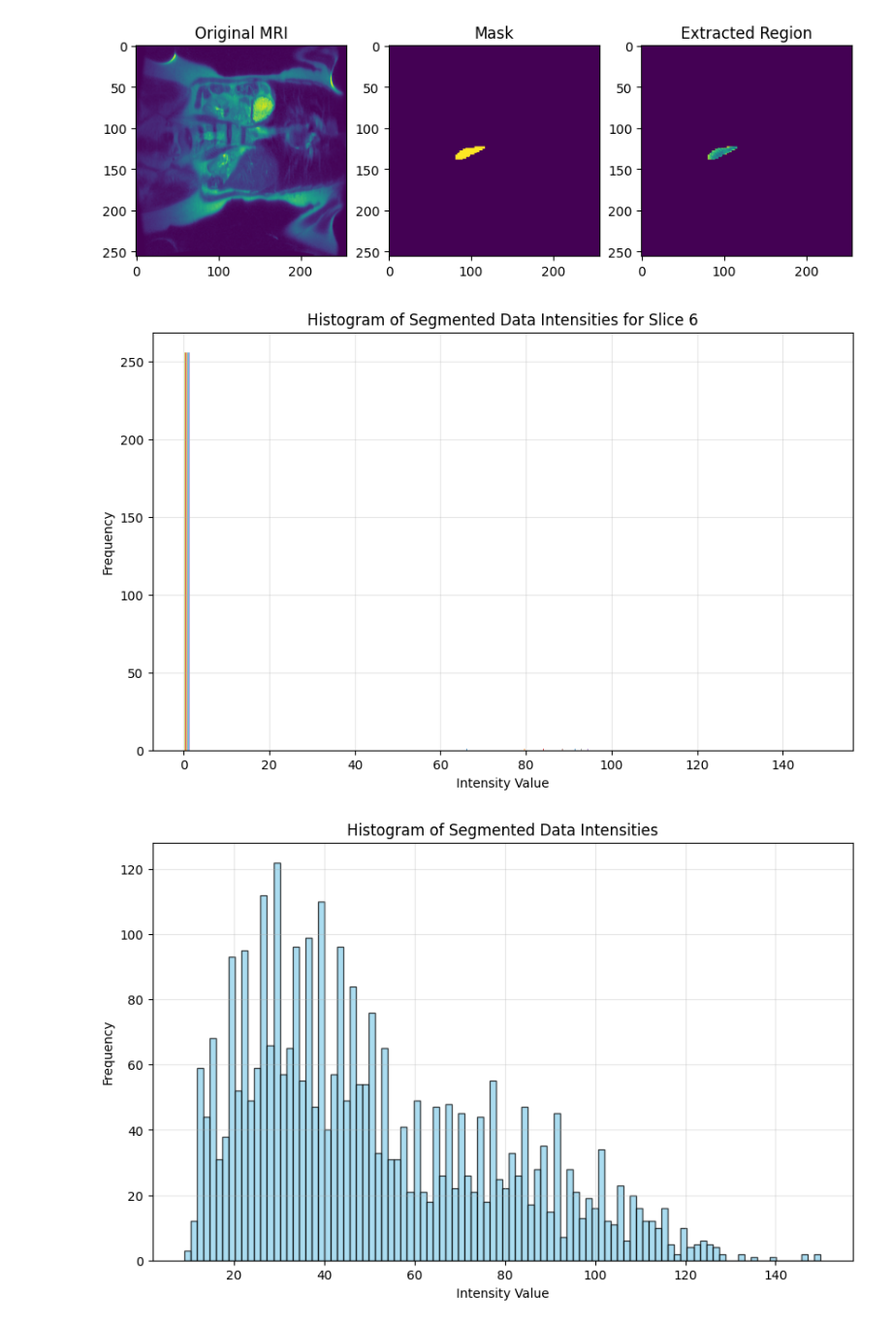
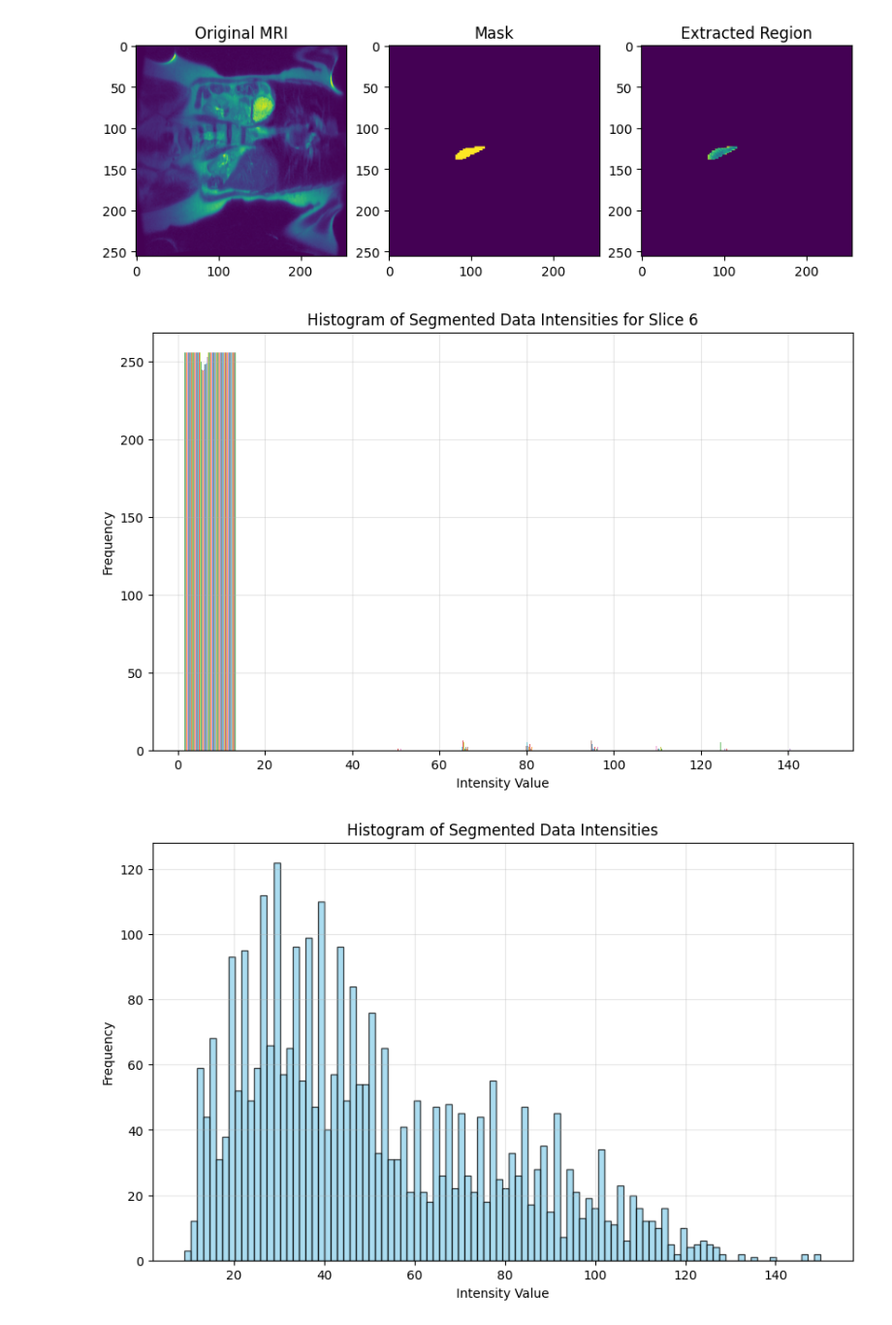
Before and after one commit to prabal5ghosh/Inria_Medical_Imageing_Internship_prabal, a Jupyter notebook: segmented_pixels_intensity.ipynb, the cells around one changed output. Shown at 97% size. Saved outputs shown, nothing was run; the diff lists cells and outputs as text; code cells hidden in the pictures.

```diff
--- a/segmented_pixels_intensity.ipynb
+++ b/segmented_pixels_intensity.ipynb
@@ -133,17 +133,17 @@ plt.show()
 # %%
 import matplotlib.pyplot as plt
 import numpy as np
 
 # Plot the histogram
 plt.figure(figsize=(10, 6))
-plt.hist(segmented_data[:, 6, :], bins=100, alpha=0.7,)
+plt.hist(segmented_data[:, 6, :], alpha=0.7,)
 plt.title('Histogram of Segmented Data Intensities for Slice 6')
 plt.xlabel('Intensity Value')
 plt.ylabel('Frequency')
 plt.grid(True, alpha=0.3)
 plt.show()
 # %% [output]
-[figure, old version]
+[figure, new version]
 # %%
 import matplotlib.pyplot as plt
 import numpy as np
```
Also changed, not shown: parts of 2 cells of this notebook.
